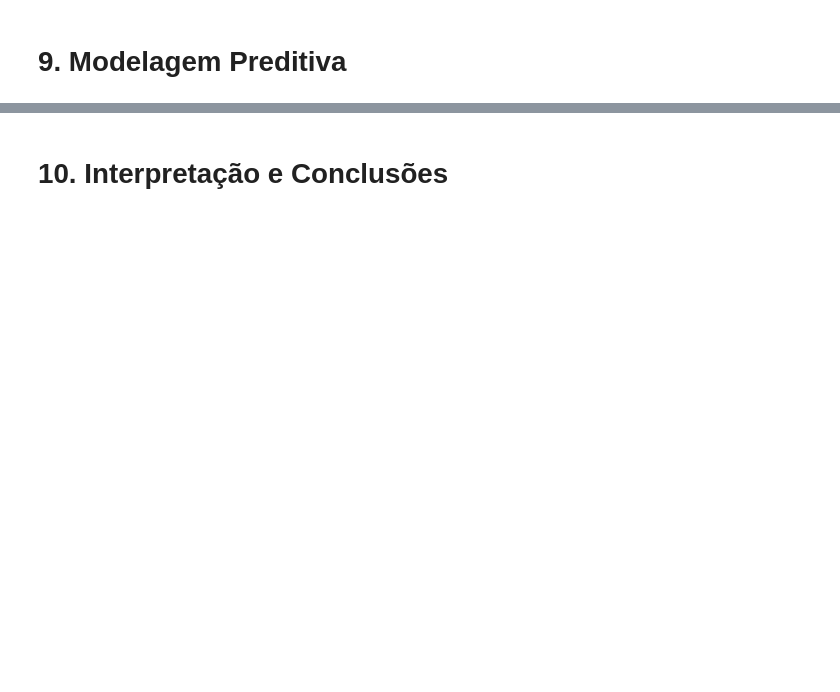
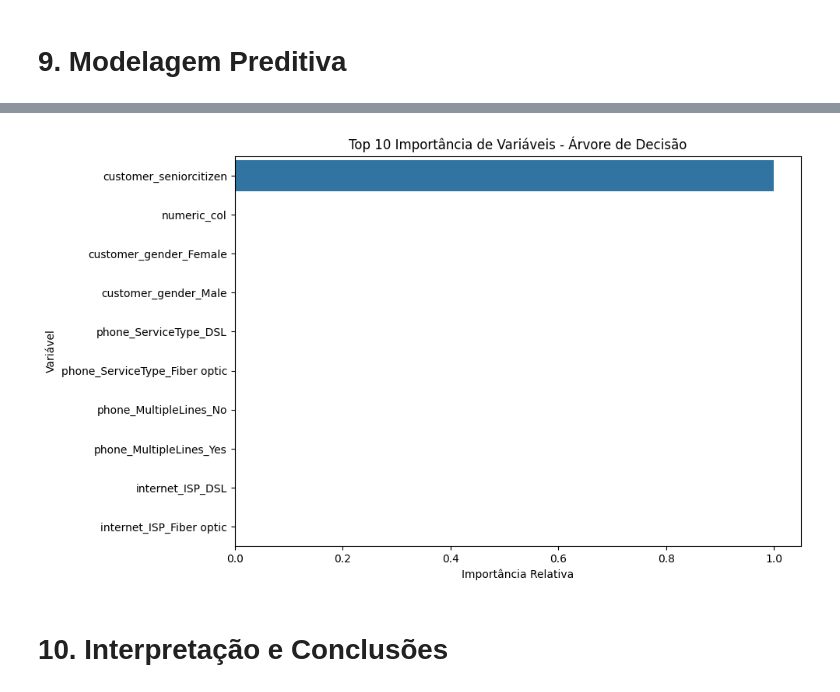
Before and after one commit to saulopereira2018/TelecomX_parte2_BR, a Jupyter notebook: TelecomX_parte2_BR.ipynb, the cells around one changed output, grey strips where cells are left out. Drawn from its saved outputs; the diff is of its cells as text; code cells hidden in the pictures; blank space fills up the shorter version.

```diff
--- a/TelecomX_parte2_BR.ipynb
+++ b/TelecomX_parte2_BR.ipynb
@@ -325,0 +378,91 @@ print(confusion_matrix(y_test, y_pred_dt))
+# %%
+# ✅ Reimporte todas as bibliotecas importantes
+import pandas as pd
+import matplotlib.pyplot as plt
+import seaborn as sns
+import numpy as np
+
+from sklearn.model_selection import train_test_split
+from sklearn.preprocessing import OneHotEncoder, StandardScaler
+from sklearn.linear_model import LogisticRegression
+from sklearn.tree import DecisionTreeClassifier
+from sklearn.neighbors import KNeighborsClassifier
+from sklearn.metrics import classification_report, confusion_matrix, roc_curve, auc
+
+from imblearn.over_sampling import SMOTE
+
+# ✅ Garante que X e y estejam definidos corretamente
+if 'X' not in locals() or 'y' not in locals():
+    print("🔧 Definindo X e y a partir do DataFrame df...")
+    if 'df' in locals():
+        if 'Churn' in df.columns:
+            X = df.drop(columns=['Churn'])
+            y = df['Churn']
+        else:
+            raise ValueError("❌ Coluna 'Churn' não encontrada no DataFrame.")
+    else:
+        raise ValueError("❌ DataFrame 'df' não está definido. Verifique se os dados foram carregados.")
+
+# Identify non-numeric columns to drop before scaling
+non_numeric_cols = X.select_dtypes(exclude=[np.number]).columns.tolist()
+X_numeric = X.drop(columns=non_numeric_cols)
+
+
+# ✅ Padroniza os dados
+print("🔄 Padronizando os dados com StandardScaler...")
+scaler = StandardScaler()
+# Apply scaler only to the numeric columns
+X_scaled_numeric = pd.DataFrame(scaler.fit_transform(X_numeric), columns=X_numeric.columns)
+
+# Keep the non-numeric columns as they are (or add them back after scaling if needed for context)
+# For this step, we will proceed with only the scaled numeric data for modeling
+X_scaled = X_scaled_numeric
+
+
+# ✅ Divide os dados em treino e teste
+# Ensure consistent splitting across scaled and unscaled data
+X_train_scaled, X_test_scaled, y_train, y_test = train_test_split(X_scaled, y, test_size=0.3, random_state=42)
+X_train_unscaled, X_test_unscaled, _, _ = train_test_split(X[X_scaled.columns], y, test_size=0.3, random_state=42) # Use only columns present in X_scaled
+
+
+# ✅ Treina Regressão Logística
+model_lr = LogisticRegression(max_iter=1000)
+model_lr.fit(X_train_scaled, y_train)
+
+# ✅ Treina Árvore de Decisão
+model_dt = DecisionTreeClassifier(random_state=42)
+model_dt.fit(X_train_unscaled, y_train)
+
+# --- Interpretação e Conclusões ---
+print("\n--- Interpretação e Conclusões ---")
+print("\nAnálise de Importância das Variáveis:")
+
+# ✅ Regressão Logística: Coeficientes
+if hasattr(model_lr, 'coef_'):
+    print("\nVariáveis mais influentes na Regressão Logística (coeficientes):")
+    coefs_lr = pd.DataFrame({
+        'Variável': X_train_scaled.columns,
+        'Coeficiente': model_lr.coef_[0]
+    })
+    coefs_lr['Abs_Coeficiente'] = np.abs(coefs_lr['Coeficiente'])
+    print(coefs_lr.sort_values(by='Abs_Coeficiente', ascending=False).head(10).drop(columns='Abs_Coeficiente'))
+
+    print("\n* Coeficientes positivos indicam maior chance de Churn para aquela característica.")
+    print("* Coeficientes negativos indicam menor chance de Churn para aquela característica.")
+    print("* A magnitude do coeficiente indica a força da relação.")
+
+# ✅ Árvore de Decisão: Importância das Features
+if hasattr(model_dt, 'feature_importances_'):
+    print("\nVariáveis mais importantes na Árvore de Decisão (feature importances):")
+    importances_dt = pd.Series(model_dt.feature_importances_, index=X_train_unscaled.columns).sort_values(ascending=False)
+    print(importances_dt.head(10))
+
+    # Gráfico
+    plt.figure(figsize=(10, 6))
+    sns.barplot(x=importances_dt.head(10).values, y=importances_dt.head(10).index)
+    plt.title('Top 10 Importância de Variáveis - Árvore de Decisão')
+    plt.xlabel('Importância Relativa')
+    plt.ylabel('Variável')
+    plt.tight_layout()
+    plt.show()
+# %% [output]
@@ -326,3 +486,4 @@ print(confusion_matrix(y_test, y_pred_dt))
+[figure, added]
 # %% [markdown]
 # 10. Interpretação e Conclusões
 # %%
```
Also changed, not shown: parts of 12 cells of this notebook.
